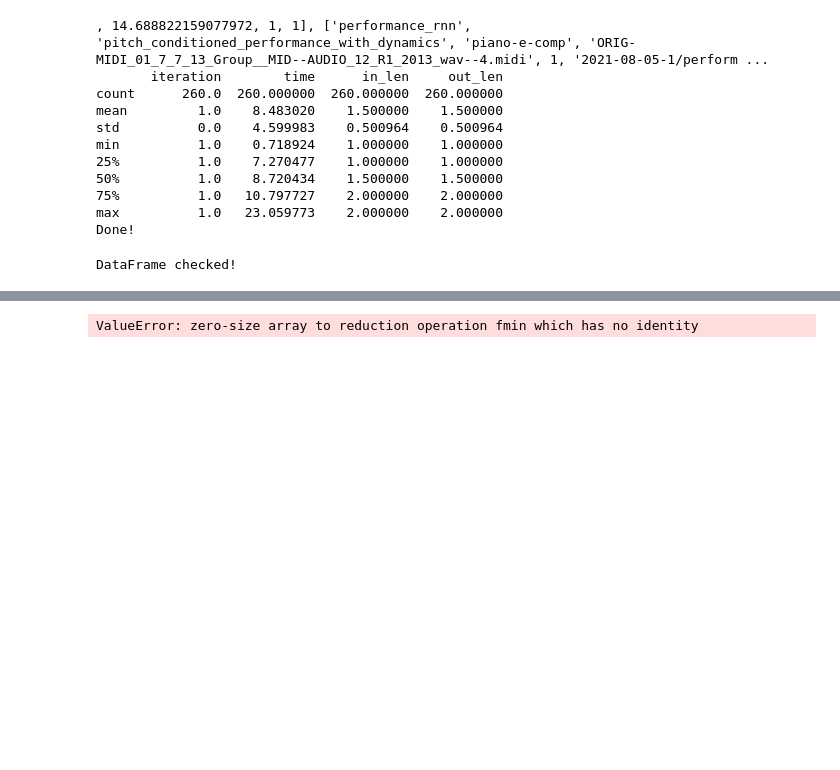
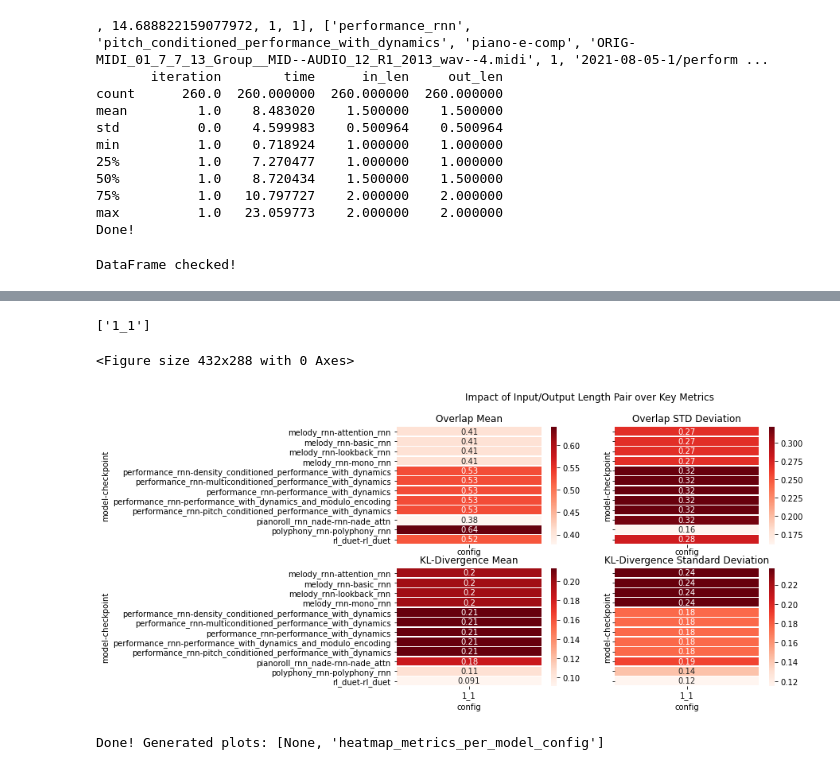
Before and after one commit to ghalestrilo/ornette, a Jupyter notebook: scripts/analysis.ipynb, the cells around one changed output, grey strips where cells are left out. Saved outputs shown, nothing was run; the diff lists cells and outputs as text; code cells hidden in the pictures; blank space fills up the shorter version.

Commit message:
⛏ generate config-metrics heatmap

```diff
--- a/scripts/analysis.ipynb
+++ b/scripts/analysis.ipynb
@@ -430,6 +430,6 @@ FileNotFoundError: [Errno 2] No such file or directory: '/home/ghales/git/tg-ser
 # %%
 # Plotting phase
-
+import pandas as pd
 import matplotlib.pyplot as plt
 import seaborn as sns
 import math
@@ -686,44 +686,60 @@ if 'parallel_coordinates_best_of_each' in plots_to_make:
     print('')
 
 
 # WIP
 # Heatmap: Metric mean per config per model
 if 'heatmap_metrics_per_model_config' in plots_to_make:
     # Copy and prepare DataFrame
     df_by_config = df.copy()
     df_by_config['config'] = df_by_config["in_len"].astype(str) + '_' + df_by_config["out_len"].astype(str)
     df_by_config.drop(columns=['in_len','out_len'])
     # df_by_config.drop(columns=['in_len','out_len','iteration'])
     df_by_config = df_by_config.groupby(['model','checkpoint','config']).mean().reset_index()
 
     # Get Subset DFs
     col_metrics = df_by_config.columns
-    col_kl_divs  = [x for x in col_metrics if x.endswith('kl_div')]
-    col_overlaps = [x for x in col_metrics if x.endswith('overlap')]
+    col_kl_divs  = [x for x in col_metrics if x.endswith('kl_div_avg')]
+    col_overlaps = [x for x in col_metrics if x.endswith('overlap_avg')]
+    print(df_by_config['config'].unique())
 
     # Calculate KL Divs and Overlap mean and std per model config
-    loc_kldivs = df_by_config[['model'] + col_kl_divs].loc[: , "bar_pitch_class_histogram_kl_div":"note_length_hist_kl_div"]
+    loc_kldivs = df_by_config[['model'] + col_kl_divs].loc[: , "bar_pitch_class_histogram_kl_div_avg":"note_length_hist_kl_div_avg"]
     df_by_config['kl_mean'] = loc_kldivs.mean(axis=1)
     df_by_config['kl_std'] = loc_kldivs.std(axis=1)
-    loc_overlaps = df_by_config[['model'] + col_overlaps].loc[: , "bar_pitch_class_histogram_overlap":"note_length_hist_overlap"]
+    loc_overlaps = df_by_config[['model'] + col_overlaps].loc[: , "bar_pitch_class_histogram_overlap_avg":"note_length_hist_overlap_avg"]
     df_by_config['overlap_mean'] = loc_overlaps.mean(axis=1)
     df_by_config['overlap_std'] = loc_overlaps.std(axis=1)
     df_by_config = df_by_config[['model','checkpoint','config','overlap_mean','overlap_std','kl_mean','kl_std']]
 
+
+    subplots = (
+        [ ('overlap_mean', 'Overlap Mean')
+        , ('overlap_std',  'Overlap STD Deviation')
+        , ('kl_mean',      'KL-Divergence Mean')
+        , ('kl_std',       'KL-Divergence Standard Deviation')
+        ]
+    )
+
     # Generate Plot
     plt.figure()
-    # df_by_config = pd.pivot_table(df_by_config, values=['overlap_mean','overlap_std','kl_mean','kl_std'], index=['config'], columns=['model'])
-    df_by_config = pd.pivot_table(df_by_config, values=['overlap_mean'], index=['config'], columns=['model', 'checkpoint'])
-
-    print(df_by_config)
-
-    sns.heatmap(df_by_config, cmap='RdYlGn_r', linewidths=0.5, annot=True)
+    fig, axs = plt.subplots(2,2, figsize=(9, 6), sharex='col', sharey='row')
+    fig.suptitle('Impact of Input/Output Length Pair over Key Metrics')
+    # fig, axs = plt.subplots(4, figsize=(9, 6))
+    gs = fig.add_gridspec(2, 2, hspace=0, wspace=0)
+    for i, (column, title) in enumerate(subplots):
+        tmp_df = pd.pivot_table(df_by_config, values=column, index=['model', 'checkpoint'], columns=['config'])
+        ax = axs[math.floor(i/2),i%2]
+        ax.set_title(title)
+        sns.heatmap(tmp_df, cmap='Oranges', linewidths=0.5, annot=True, ax=ax)
     plt.savefig('test.png')
     plt.show()
 
 print(f'Done! Generated plots: {plots_to_make}')
 # %% [output]
-ValueError: zero-size array to reduction operation fmin which has no identity
+['1_1']
+<Figure size 432x288 with 0 Axes>
+[figure, added]
+Done! Generated plots: [None, 'heatmap_metrics_per_model_config']
 # %%
 # print(df)
 # print(output)
```
Also changed, not shown: parts of 1 cell of this notebook, 1 other file.
